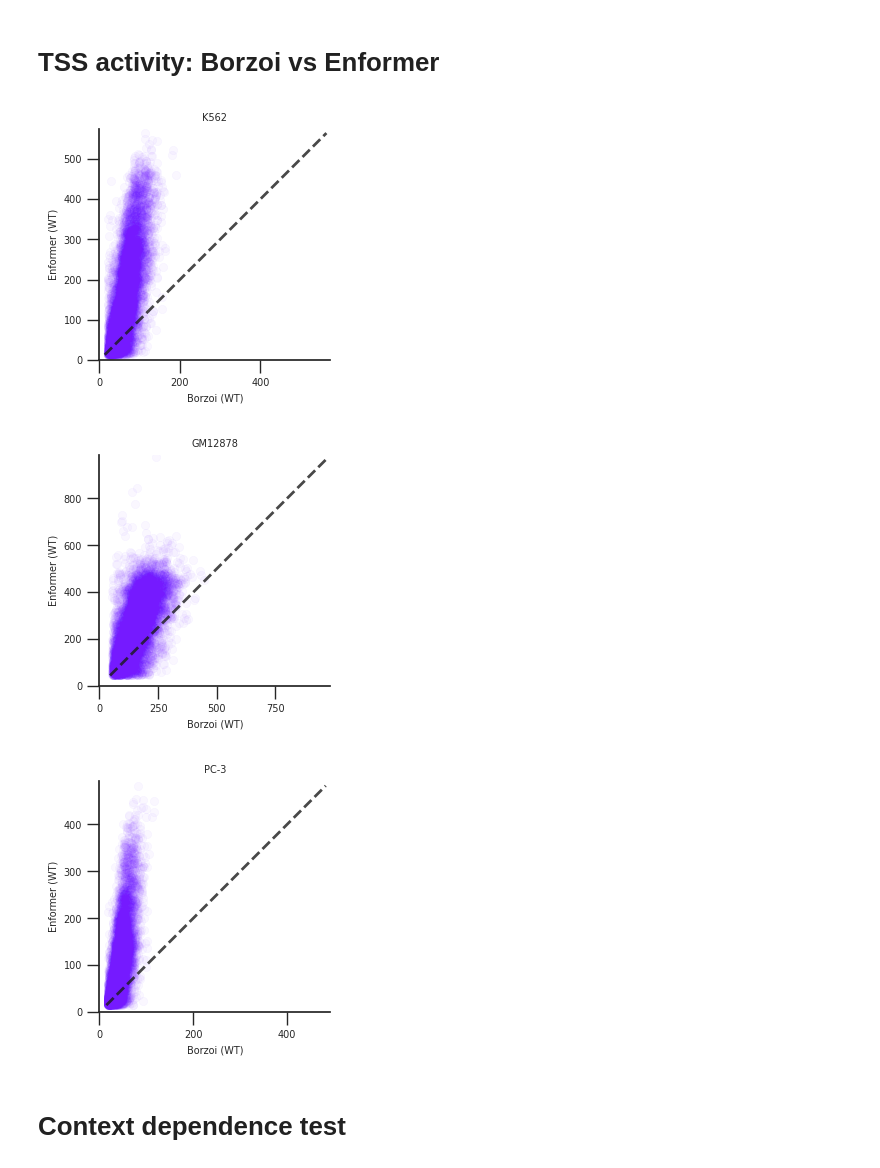
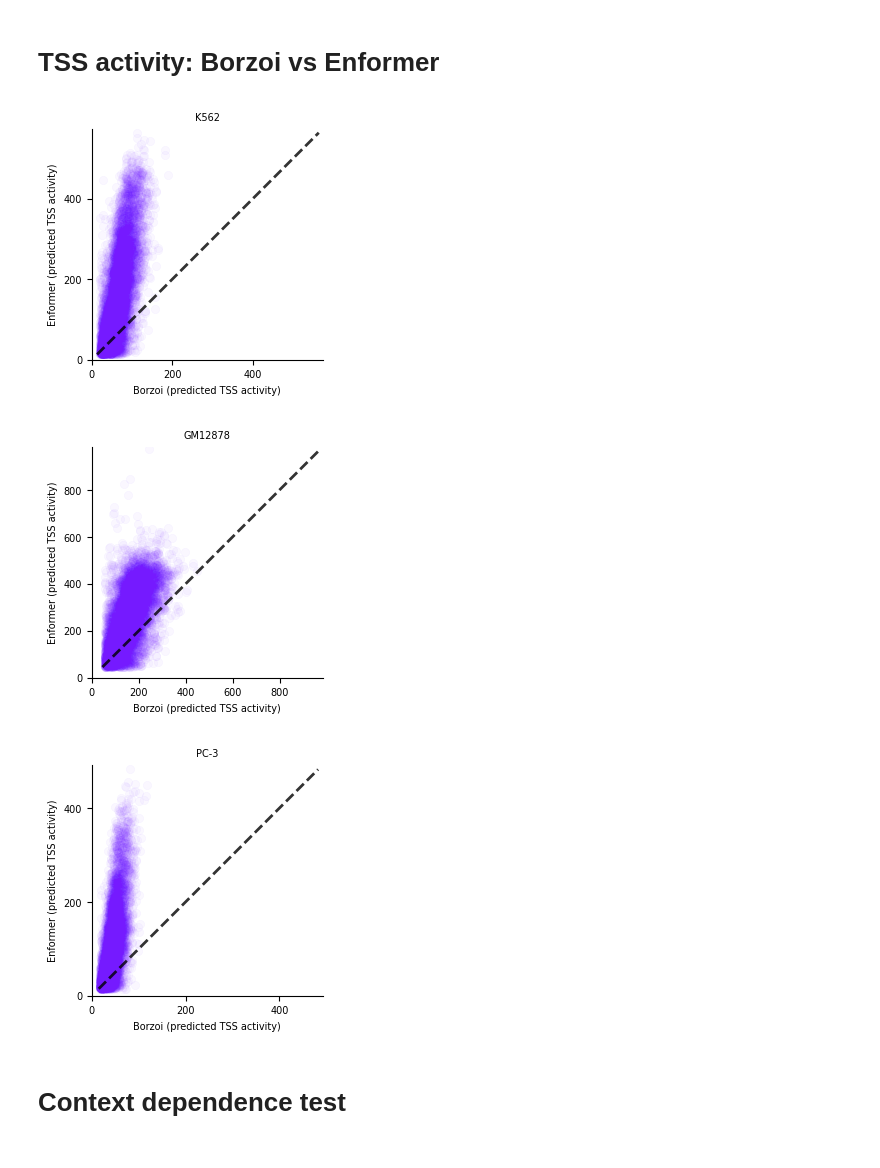
Before and after one commit to p-koo/creme-nn, a Jupyter notebook: figures/Borzoi.ipynb, the cells around one changed output. Cells and saved outputs as stored; diff of their text form; code cells hidden in the pictures.

```diff
--- a/figures/Borzoi.ipynb
+++ b/figures/Borzoi.ipynb
@@ -37,40 +37,45 @@ for c, cell_line in enumerate(['K562', 'GM12878', 'PC-3']):
     borzoi_enf_merge = borzoi_selected_genes.merge(enformer_selected_genes, on=['gene_name'], suffixes=['_borzoi', '_enformer'])
 
 
 
 
     x=borzoi_enf_merge[f'{cell_line}_borzoi']
     y=borzoi_enf_merge[f'{cell_line}_enformer']
     sns.scatterplot(x=x, y=y, ax=ax,
                 color = '#751aff',
                 edgecolor = None,
                 alpha = 0.03)
     min_point = np.array([y]).min()
     max_point = np.array([x, y]).max()
 
     # add y=x line
     plt.plot([min_point,max_point],[min_point,max_point], lw=2, color='k', alpha=0.8, linestyle='dashed')
 
     ax.spines['right'].set_visible(False)
     ax.spines['top'].set_visible(False)
-    ax.set_ylabel('Enformer (WT)', fontsize=fontsize)
-    ax.set_xlabel('Borzoi (WT)', fontsize=fontsize)
+    ax.set_ylabel('Enformer (predicted TSS activity)', fontsize=fontsize)
+    ax.set_xlabel('Borzoi (predicted TSS activity)', fontsize=fontsize)
     ax.set_title(cell_line, fontsize=fontsize)
     ax.set_aspect('equal')
+    max_axis =  np.max(np.array([x, y]))+10
+
+    plt.xticks(list(range(0, int(max_axis), 200)))
+    plt.yticks(list(range(0, int(max_axis), 200)))
 
     plt.setp(ax.get_xticklabels(), fontsize=fontsize)
     plt.setp(ax.get_yticklabels(), fontsize=fontsize)
     _, xmax = ax.get_xlim()
-    ax.set_ylim(0, np.max(np.array([x, y]))+10)
+    ax.set_ylim(0, max_axis)
 
-    ax.set_xlim(0, np.max(np.array([x, y]))+10)
+    ax.set_xlim(0, max_axis)
+
     # ax.set_title(f'{cell_line} PCC={np.round(pearsonr(x,y)[0], 3)}, N={borzoi_enf_merge.shape[0]}')
     # plt.suptitle('Gene level comparison')
     plt.savefig(f"{pdf_dir}/gene_activity_comparison_{cell_line}.png", bbox_inches='tight')
 # %% [output]
-[figure, old version]
+[figure, new version]
-[figure, old version]
+[figure, new version]
-[figure, old version]
+[figure, new version]
 # %% [markdown]
 # Context dependence test
 # %%
```
Also changed, not shown: parts of 2 cells of this notebook, 4 other files.
